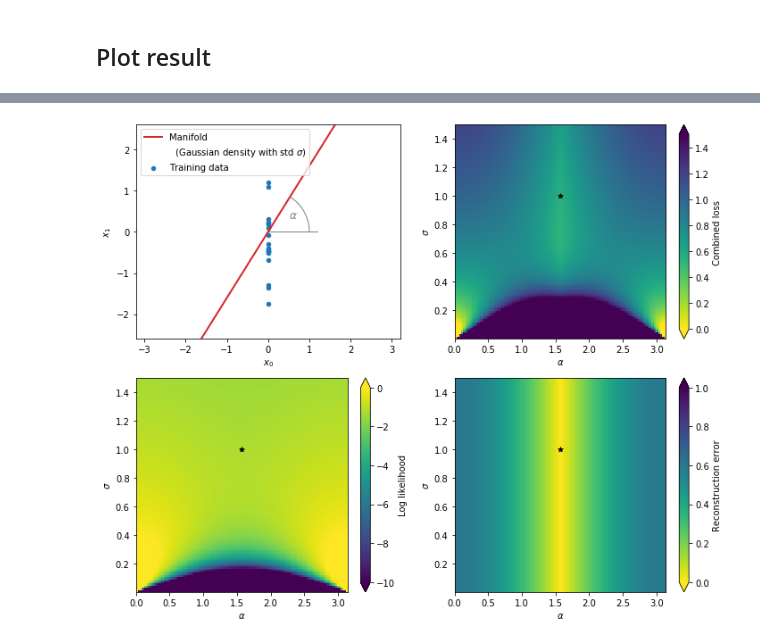
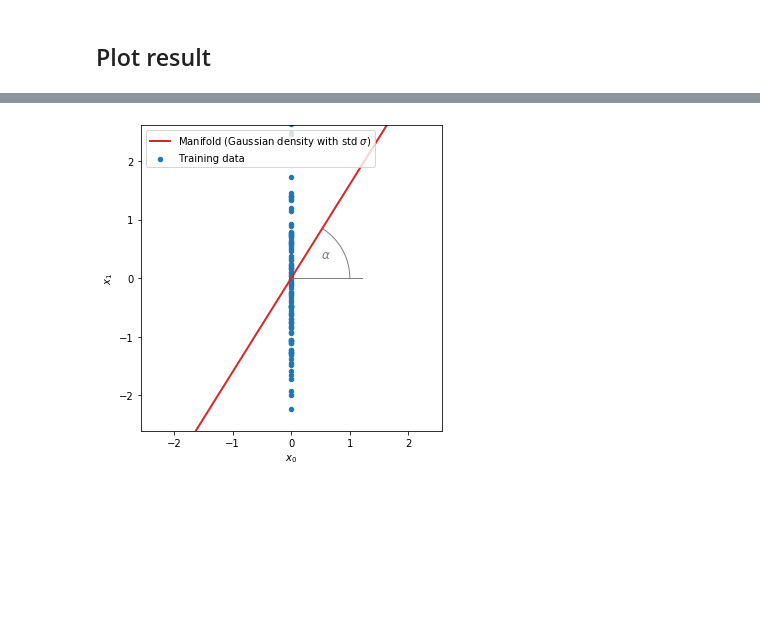
Before and after one commit to johannbrehmer/manifold-flow, a Jupyter notebook: experiments/notebooks/likelihood_instability_demo.ipynb, the cells around one changed output, grey strips where cells are left out. Drawn from its saved outputs; the diff is of its cells as text; code cells hidden in the pictures; blank space fills up the shorter version.

Commit message:
Better instability demo plots

```diff
--- a/experiments/notebooks/likelihood_instability_demo.ipynb
+++ b/experiments/notebooks/likelihood_instability_demo.ipynb
@@ -10,7 +10,7 @@ from matplotlib import pyplot as plt
 # %% [markdown]
 ## "Training data"
 # %%
-n = 20
+n = 1000
 x = np.vstack((np.zeros(n), np.random.normal(size=n))).T
 # %% [markdown]
 ## Model
@@ -58,79 +222,22 @@ delta_x_grid = np.array(delta_x_grid).reshape(res, res)
 # %%
-plt.figure(figsize=(10,8))
+plt.figure(figsize=(5,5))
+ax = plt.gca()
 
-ax = plt.subplot(2,2,1)
 plt.plot([0, 1.2], [0, 0], c="0.5", lw=1.)
 angles=np.linspace(0,np.arctan(8./5.), 100)
 plt.plot(np.cos(angles), np.sin(angles), c="0.5", lw=1.)
 plt.text(0.6, 0.4, r"$\alpha$", c="0.5", fontsize=12, ha="center", va="center")
-plt.scatter(x[:,0], x[:,1], s=20., c="C0", label="Training data")
-plt.plot([-5, 5], [-8, 8], c="C3", lw=2., label=r"Manifold")
-plt.plot([], [], c="white", ls=" ", label=r"  (Gaussian density with std $\sigma$)")
+plt.scatter(x[:100,0], x[:100,1], s=20., c="C0", label="Training data")
+plt.plot([-5, 5], [-8, 8], c="C3", lw=2., label=r"Manifold (Gaussian density with std $\sigma$)")
+# plt.plot([], [], c="white", ls=" ", label=r"  (Gaussian density with std $\sigma$)")
 plt.legend(loc="upper left")
 ax.axis("equal")
 plt.xlim(-2.5, 2.5)
 plt.ylim(-2.5, 2.5)
 plt.xlabel(r"$x_0$")
 plt.ylabel(r"$x_1$")
 
-ax = plt.subplot(2,2,2)
-zmin, zmax = 0.,1.5
-im = plt.imshow(
-    np.clip(delta_x_grid - 0.45 * log_prob_grid, zmin, zmax),
-    extent=(0., np.pi, 1.e-6, 1.5),
-    origin="lower",
-    cmap="viridis_r",
-    norm=matplotlib.colors.Normalize(zmin, zmax),
-    interpolation='nearest',
-    aspect="auto"
-)
-plt.scatter([0.5*np.pi],[1.], marker="*", s=30., c="black")
-cb = plt.colorbar(im, extend="both")
-plt.xlim(0., np.pi)
-plt.ylim(1.e-6, 1.5)
-plt.xlabel(r"$\alpha$")
-plt.ylabel(r"$\sigma$")
-cb.set_label(r"Combined loss")
-
-ax = plt.subplot(2,2,3)
-zmin, zmax = -10., 0.
-im = plt.imshow(
-    np.clip(log_prob_grid, zmin, zmax),
-    extent=(0., np.pi, 1.e-6, 1.5),
-    origin="lower",
-    cmap="viridis",
-    norm=matplotlib.colors.Normalize(zmin, zmax),
-    interpolation='nearest',
-    aspect="auto"
-)
-plt.scatter([0.5*np.pi],[1.], marker="*", s=30., c="black")
-cb = plt.colorbar(im, extend="both")
-plt.xlim(0., np.pi)
-plt.ylim(1.e-6, 1.5)
-plt.xlabel(r"$\alpha$")
-plt.ylabel(r"$\sigma$")
-cb.set_label(r"Log likelihood")
-
-ax = plt.subplot(2,2,4)
-zmin, zmax = 0.,1.
-im = plt.imshow(
-    np.clip(delta_x_grid, zmin, zmax),
-    extent=(0., np.pi, 1.e-6, 1.5),
-    origin="lower",
-    cmap="viridis_r",
-    norm=matplotlib.colors.Normalize(zmin, zmax),
-    interpolation='nearest',
-    aspect="auto"
-)
-plt.scatter([0.5*np.pi],[1.], marker="*", s=30., c="black")
-cb = plt.colorbar(im, extend="both")
-plt.xlim(0., np.pi)
-plt.ylim(1.e-6, 1.5)
-plt.xlabel(r"$\alpha$")
-plt.ylabel(r"$\sigma$")
-cb.set_label(r"Reconstruction error")
-
 plt.tight_layout()
-plt.savefig("../figures/likelihood")
+plt.savefig("../figures/likelihood_instability_demo_setup.pdf")
 # %% [output]
-[figure, old version]
+[figure, new version]
```
Also changed, not shown: parts of 2 cells of this notebook, 3 other files.
